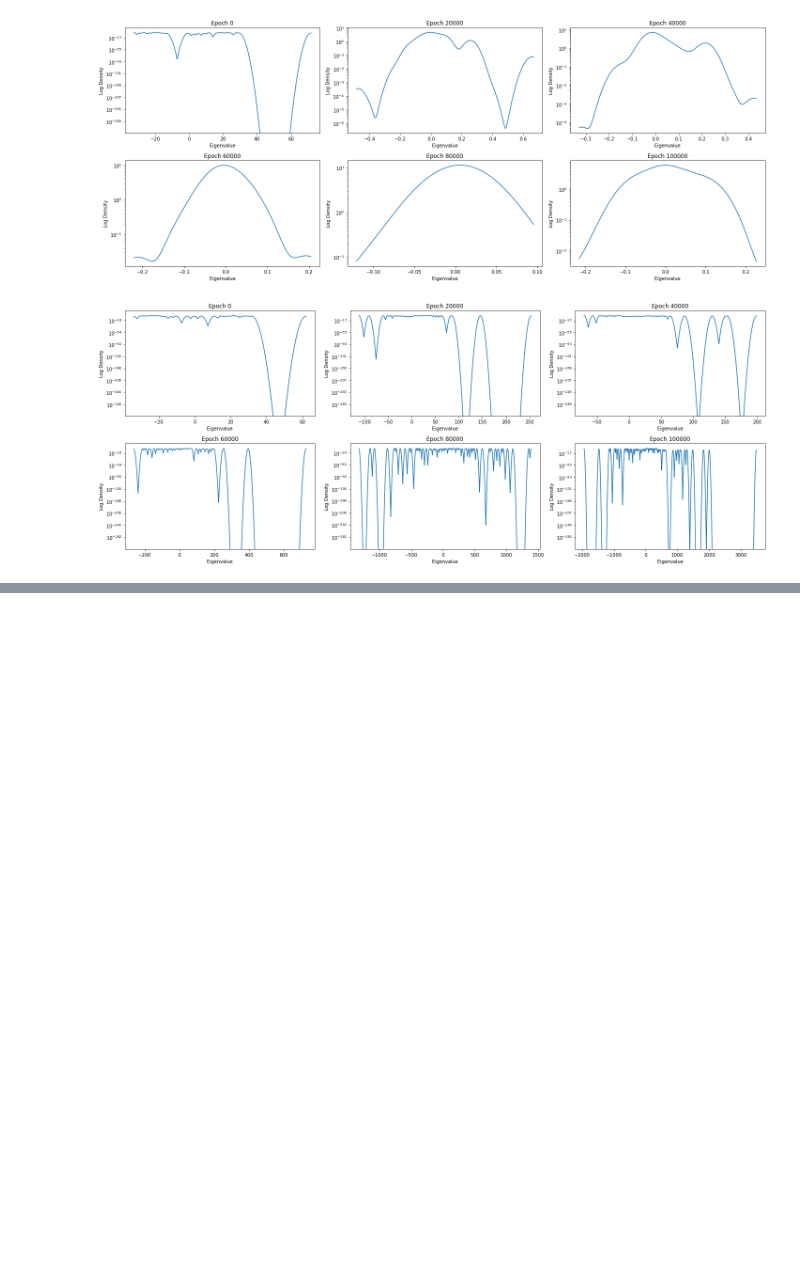
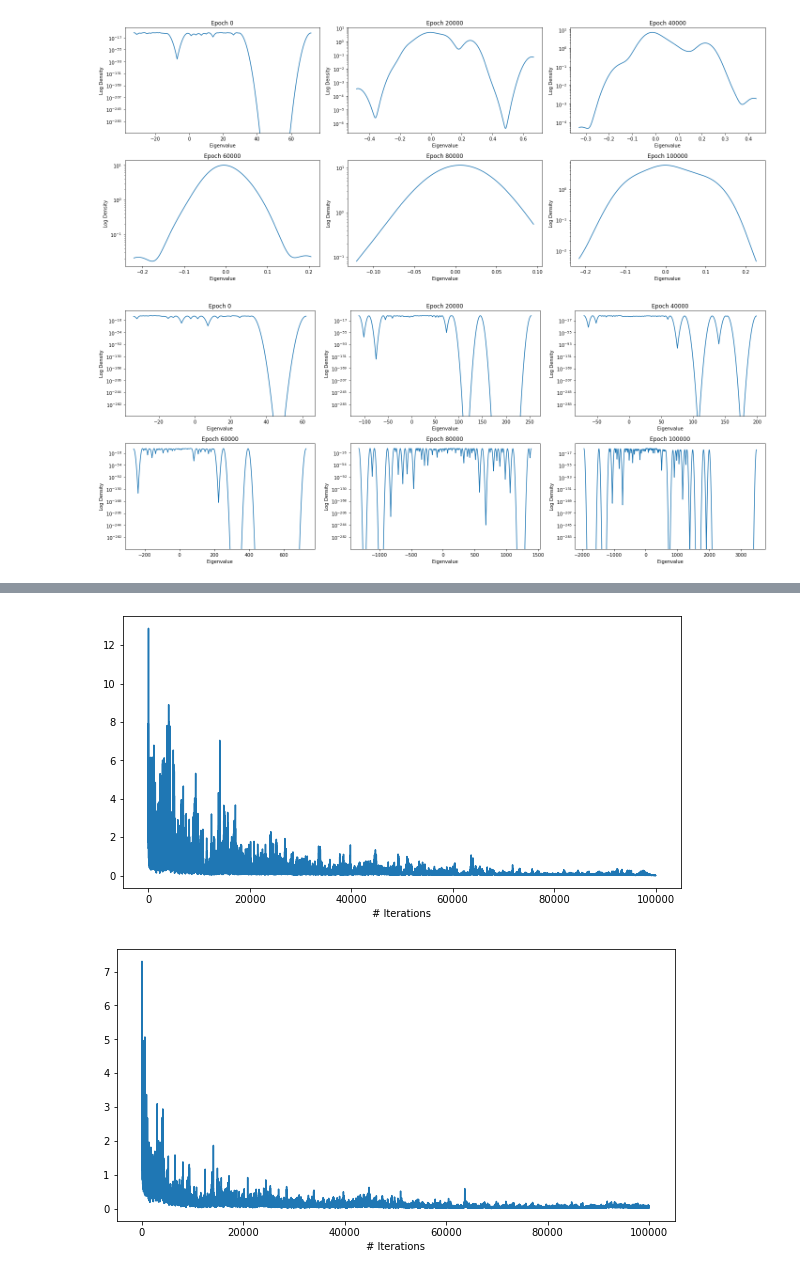
Before and after one commit to geraparth/Spectral-Density-NN-GAN, a Jupyter notebook: analysis.ipynb, the cells around one changed output, grey strips where cells are left out. Drawn from its saved outputs; the diff is of its cells as text; code cells hidden in the pictures; blank space fills up the shorter version.

```diff
--- a/analysis.ipynb
+++ b/analysis.ipynb
@@ -164,0 +247,15 @@ fig.tight_layout()
+# %%
+plt.figure(figsize=(10,5))
+plt.plot(ggrad)
+plt.xlabel('# Iterations')
+plt.savefig('with_g_grad.jpg')
+plt.show()
+
+plt.figure(figsize=(10,5))
+plt.plot(dgrad)
+plt.xlabel('# Iterations')
+plt.savefig('with_d_grad.jpg')
+plt.show()
+# %% [output]
+[figure, added]
+[figure, added]
```
Also changed, not shown: parts of 11 cells of this notebook, 1 other file.
